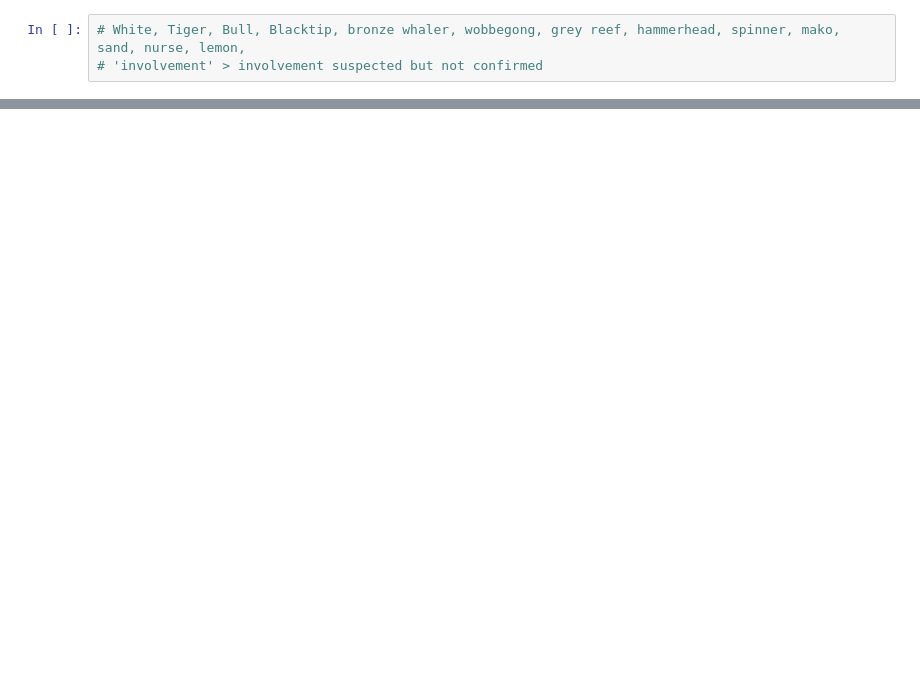
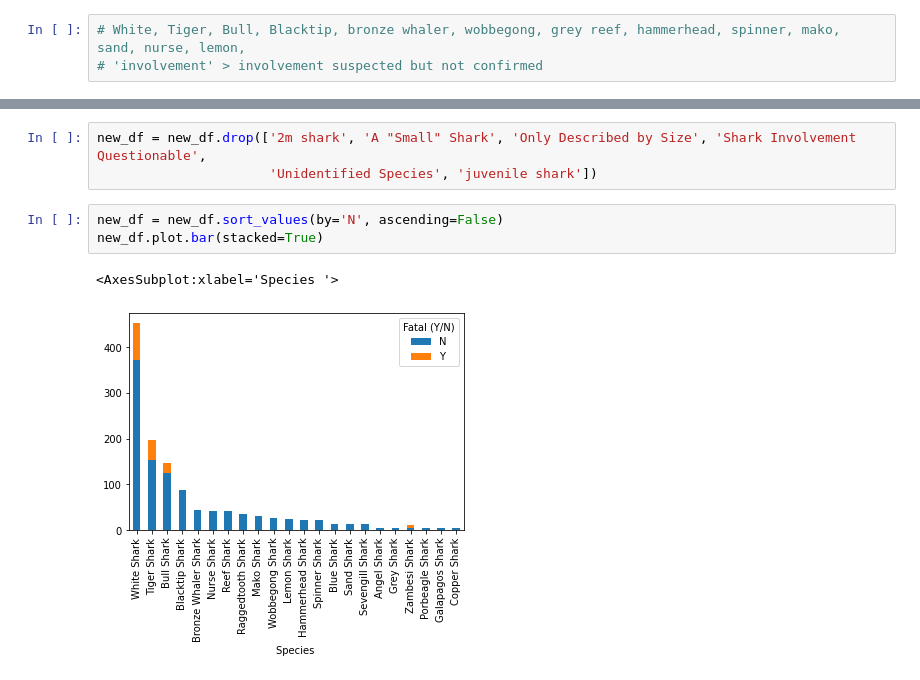
Before and after one commit to staceyj118/Shark-Attacks, a Jupyter notebook: Shark_Analysis.ipynb, the cells around one changed output, grey strips where cells are left out. Saved outputs shown, nothing was run; the diff lists cells and outputs as text; blank space fills up the shorter version.

```diff
--- a/Shark_Analysis.ipynb
+++ b/Shark_Analysis.ipynb
@@ -234 +253,10 @@ new_df.plot.bar(stacked=True)
 [figure]
+# %%
+new_df = new_df.drop(['2m shark', 'A "Small" Shark', 'Only Described by Size', 'Shark Involvement Questionable',
+                      'Unidentified Species', 'juvenile shark'])
+# %%
+new_df = new_df.sort_values(by='N', ascending=False)
+new_df.plot.bar(stacked=True)
+# %% [output]
+<AxesSubplot:xlabel='Species '>
+[figure, added]
```
Also changed, not shown: parts of 5 cells of this notebook, 2 other files.
